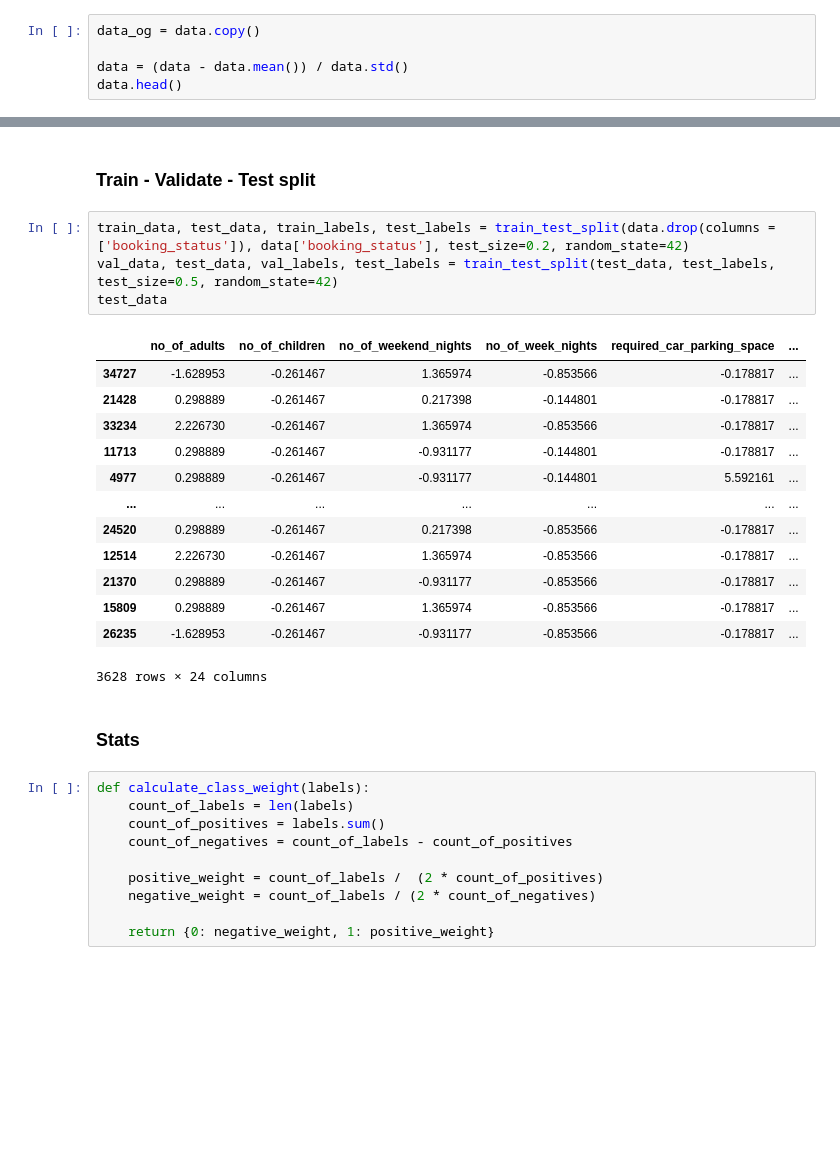
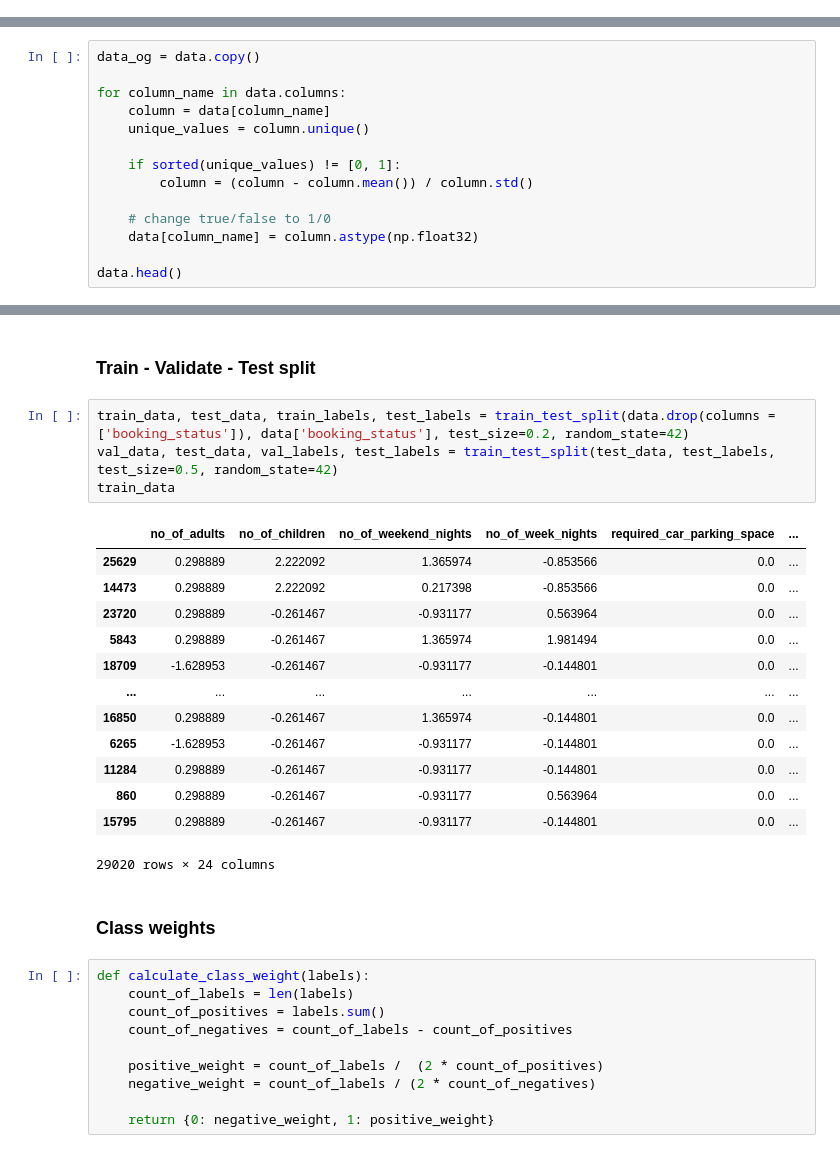
Before and after one commit to lursz/DeepNeuralNetworks, a Jupyter notebook: 2_Overfitting_and_Underfitting/2_Hw_overfitting_Underfitting.ipynb, the cells around one changed output, grey strips where cells are left out. Drawn from its saved outputs; the diff is of its cells as text; blank space fills up the shorter version.

````diff
--- a/2_Overfitting_and_Underfitting/2_Hw_overfitting_Underfitting.ipynb
+++ b/2_Overfitting_and_Underfitting/2_Hw_overfitting_Underfitting.ipynb
@@ -82,8 +161,3 @@ df=(df-df.min())/(df.max()-df.min())
 # mean normalization:
 df=(df-df.mean())/df.std()
 ```
-# %%
-data_og = data.copy()
-
-data = (data - data.mean()) / data.std()
-data.head()
@@ -97,0 +164,14 @@ data.head()
+# %%
+data_og = data.copy()
+
+for column_name in data.columns:
+    column = data[column_name]
+    unique_values = column.unique()
+
+    if sorted(unique_values) != [0, 1]:
+        column = (column - column.mean()) / column.std()
+
+    # change true/false to 1/0
+    data[column_name] = column.astype(np.float32)
+
+data.head()
@@ -100,23 +188,23 @@ data.head()
 # %%
 train_data, test_data, train_labels, test_labels = train_test_split(data.drop(columns = ['booking_status']), data['booking_status'], test_size=0.2, random_state=42)
 val_data, test_data, val_labels, test_labels = train_test_split(test_data, test_labels, test_size=0.5, random_state=42)
-test_data
+train_data
 # %% [output]
 |  | no_of_adults | no_of_children | no_of_weekend_nights | no_of_week_nights | required_car_parking_space | ... |
-| 34727 | -1.628953 | -0.261467 | 1.365974 | -0.853566 | -0.178817 | ... |
-| 21428 | 0.298889 | -0.261467 | 0.217398 | -0.144801 | -0.178817 | ... |
-| 33234 | 2.226730 | -0.261467 | 1.365974 | -0.853566 | -0.178817 | ... |
-| 11713 | 0.298889 | -0.261467 | -0.931177 | -0.144801 | -0.178817 | ... |
-| 4977 | 0.298889 | -0.261467 | -0.931177 | -0.144801 | 5.592161 | ... |
+| 25629 | 0.298889 | 2.222092 | 1.365974 | -0.853566 | 0.0 | ... |
+| 14473 | 0.298889 | 2.222092 | 0.217398 | -0.853566 | 0.0 | ... |
+| 23720 | 0.298889 | -0.261467 | -0.931177 | 0.563964 | 0.0 | ... |
+| 5843 | 0.298889 | -0.261467 | 1.365974 | 1.981494 | 0.0 | ... |
+| 18709 | -1.628953 | -0.261467 | -0.931177 | -0.144801 | 0.0 | ... |
 | ... | ... | ... | ... | ... | ... | ... |
-| 24520 | 0.298889 | -0.261467 | 0.217398 | -0.853566 | -0.178817 | ... |
-| 12514 | 2.226730 | -0.261467 | 1.365974 | -0.853566 | -0.178817 | ... |
-| 21370 | 0.298889 | -0.261467 | -0.931177 | -0.853566 | -0.178817 | ... |
-| 15809 | 0.298889 | -0.261467 | 1.365974 | -0.853566 | -0.178817 | ... |
-| 26235 | -1.628953 | -0.261467 | -0.931177 | -0.853566 | -0.178817 | ... |
+| 16850 | 0.298889 | -0.261467 | 1.365974 | -0.144801 | 0.0 | ... |
+| 6265 | -1.628953 | -0.261467 | -0.931177 | -0.144801 | 0.0 | ... |
+| 11284 | 0.298889 | -0.261467 | -0.931177 | -0.144801 | 0.0 | ... |
+| 860 | 0.298889 | -0.261467 | -0.931177 | 0.563964 | 0.0 | ... |
+| 15795 | 0.298889 | -0.261467 | -0.931177 | -0.144801 | 0.0 | ... |
-3628 rows × 24 columns
+29020 rows × 24 columns
-# %% [markdown]
-### Stats
+# %% [markdown]
+### Class weights
 # %%
 def calculate_class_weight(labels):
     count_of_labels = len(labels)
````
Also changed, not shown: parts of 24 cells of this notebook, 1 other file.
